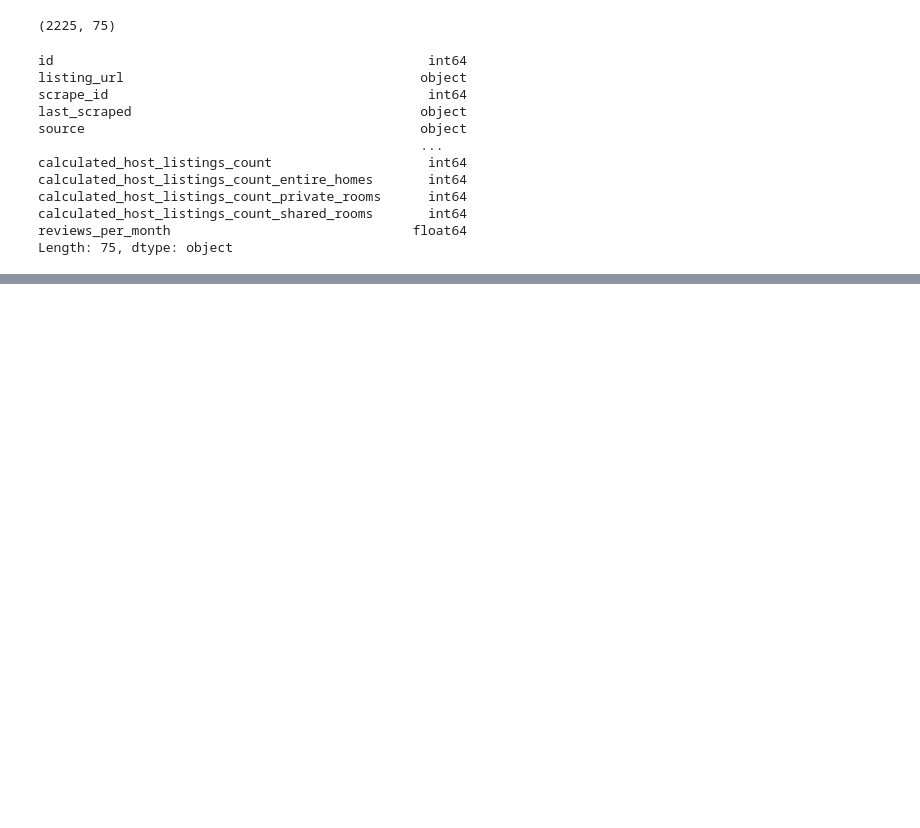
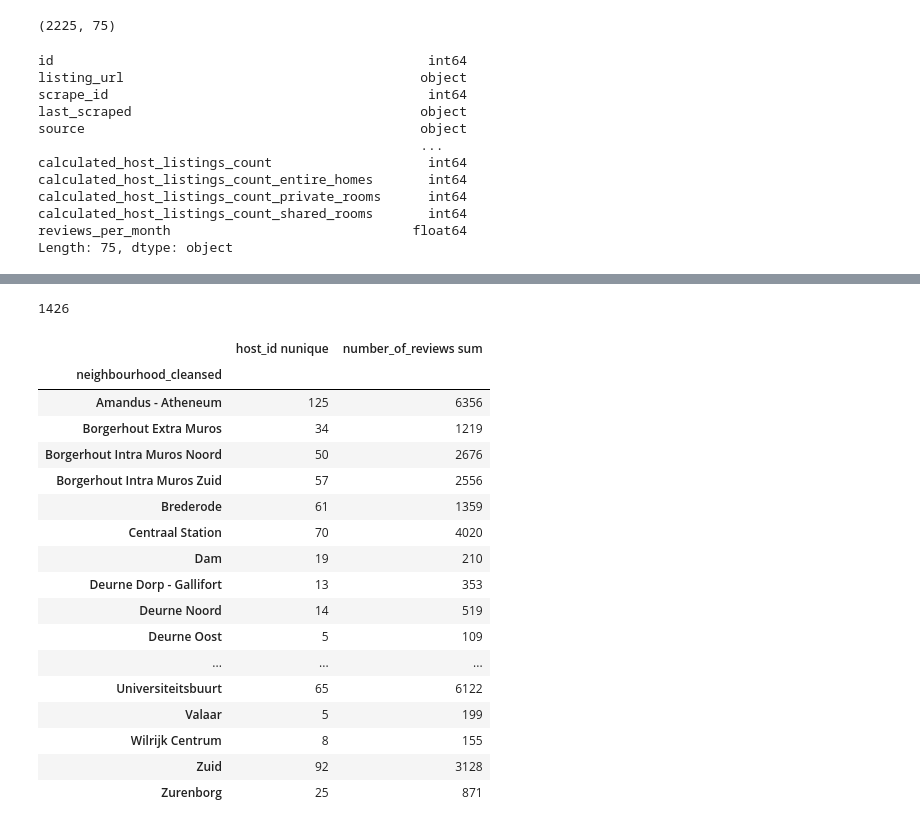
Before and after one commit to zoltarzol/airbnb, a Jupyter notebook: airbnb.ipynb, the cells around one changed output, grey strips where cells are left out. Cells and saved outputs as stored; diff of their text form; code cells hidden in the pictures; blank space fills up the shorter version.

```diff
--- a/airbnb.ipynb
+++ b/airbnb.ipynb
@@ -39,0 +114,31 @@ Length: 75, dtype: object
+# %%
+df_air_bnb_anvers.host_id.unique().size
+# %% [output]
+1426
+# %%
+df_preparation =df_air_bnb_anvers[["host_id","neighbourhood_cleansed","number_of_reviews"]]
+df_groupby=df_preparation.groupby(by="neighbourhood_cleansed").apply(lambda s: pd.Series({
+    "host_id nunique": s["host_id"].nunique(),
+    "number_of_reviews sum": s["number_of_reviews"].sum(),
+
+}))
+df_groupby
+# %% [output]
+|  | host_id nunique | number_of_reviews sum |
+| neighbourhood_cleansed |  |  |
+| Amandus - Atheneum | 125 | 6356 |
+| Borgerhout Extra Muros | 34 | 1219 |
+| Borgerhout Intra Muros Noord | 50 | 2676 |
+| Borgerhout Intra Muros Zuid | 57 | 2556 |
+| Brederode | 61 | 1359 |
+| Centraal Station | 70 | 4020 |
+| Dam | 19 | 210 |
+| Deurne Dorp - Gallifort | 13 | 353 |
+| Deurne Noord | 14 | 519 |
+| Deurne Oost | 5 | 109 |
+| ... | ... | ... |
+| Universiteitsbuurt | 65 | 6122 |
+| Valaar | 5 | 199 |
+| Wilrijk Centrum | 8 | 155 |
+| Zuid | 92 | 3128 |
+| Zurenborg | 25 | 871 |
```
Also changed, not shown: parts of 6 cells of this notebook.
